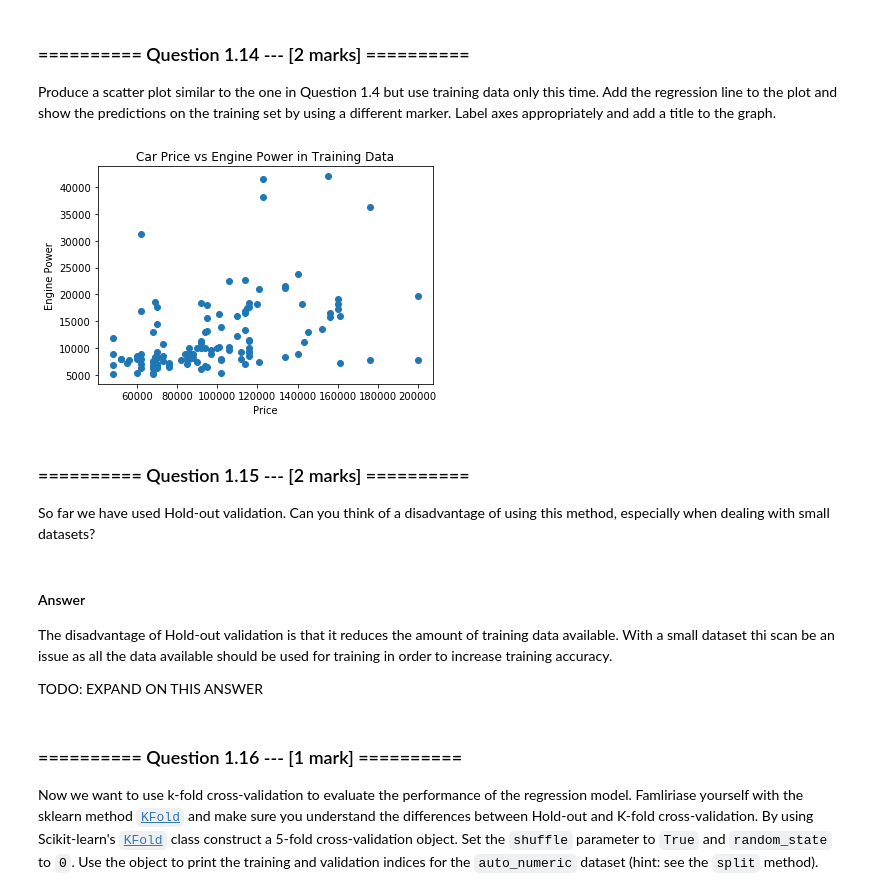
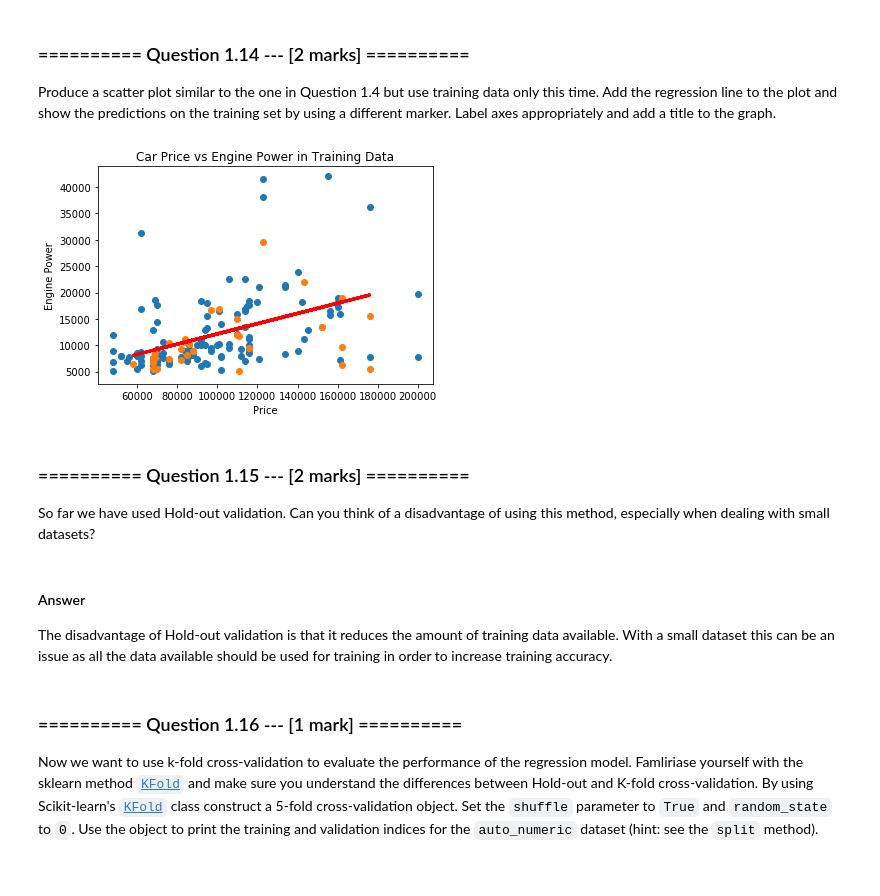
Before and after one commit to hirshagarwal/iaml2017, a Jupyter notebook: Agarwal Assignment 2.ipynb, the cells around one changed output. Drawn from its saved outputs; the diff is of its cells as text; code cells hidden in the pictures.

```diff
--- a/Agarwal Assignment 2.ipynb
+++ b/Agarwal Assignment 2.ipynb
@@ -214,21 +214,24 @@ The price of a car increases by by 0.09 for every unit of power that is added ac
 Produce a scatter plot similar to the one in Question 1.4 but use training data only this time. Add the regression line to the plot and show the predictions on the training set by using a different marker. Label axes appropriately and add a title to the graph.
 # %%
 # Add line to plot
+# Plot training data
 plt.scatter(x=X_train, y=y_train)
+# Plot test data
+plt.scatter(x=X_test, y=y_test)
+# Draw the linear regression
+plt.plot(X_test, linear_reg.predict(X_test), color='red', linewidth=3)
 plt.title('Car Price vs Engine Power in Training Data')
 plt.xlabel('Price')
 plt.ylabel('Engine Power')
 plt.show()
 # %% [output]
-[figure, old version]
+[figure, new version]
 # %% [markdown]
 ### ========== Question 1.15 --- [2 marks] ==========
 So far we have used Hold-out validation. Can you think of a disadvantage of using this method, especially when dealing with small datasets?
 # %% [markdown]
 #### Answer
-The disadvantage of Hold-out validation is that it reduces the amount of training data available. With a small dataset thi scan be an issue as all the data available should be used for training in order to increase training accuracy.
-
-TODO: EXPAND ON THIS ANSWER
+The disadvantage of Hold-out validation is that it reduces the amount of training data available. With a small dataset this can be an issue as all the data available should be used for training in order to increase training accuracy.
 # %% [markdown]
 ### ========== Question 1.16 --- [1 mark] ==========
 Now we want to use k-fold cross-validation to evaluate the performance of the regression model. Famliriase yourself with the sklearn method [`KFold`](http://scikit-learn.org/stable/modules/generated/sklearn.model_selection.KFold.html) and make sure you understand the differences between Hold-out and K-fold cross-validation. By using Scikit-learn's [`KFold`](http://scikit-learn.org/stable/modules/generated/sklearn.model_selection.KFold.html) class construct a 5-fold cross-validation object. Set the `shuffle` parameter to `True` and `random_state` to `0`. Use the object to print the training and validation indices for the `auto_numeric` dataset (hint: see the `split` method).
```
Also changed, not shown: parts of 3 cells of this notebook.
